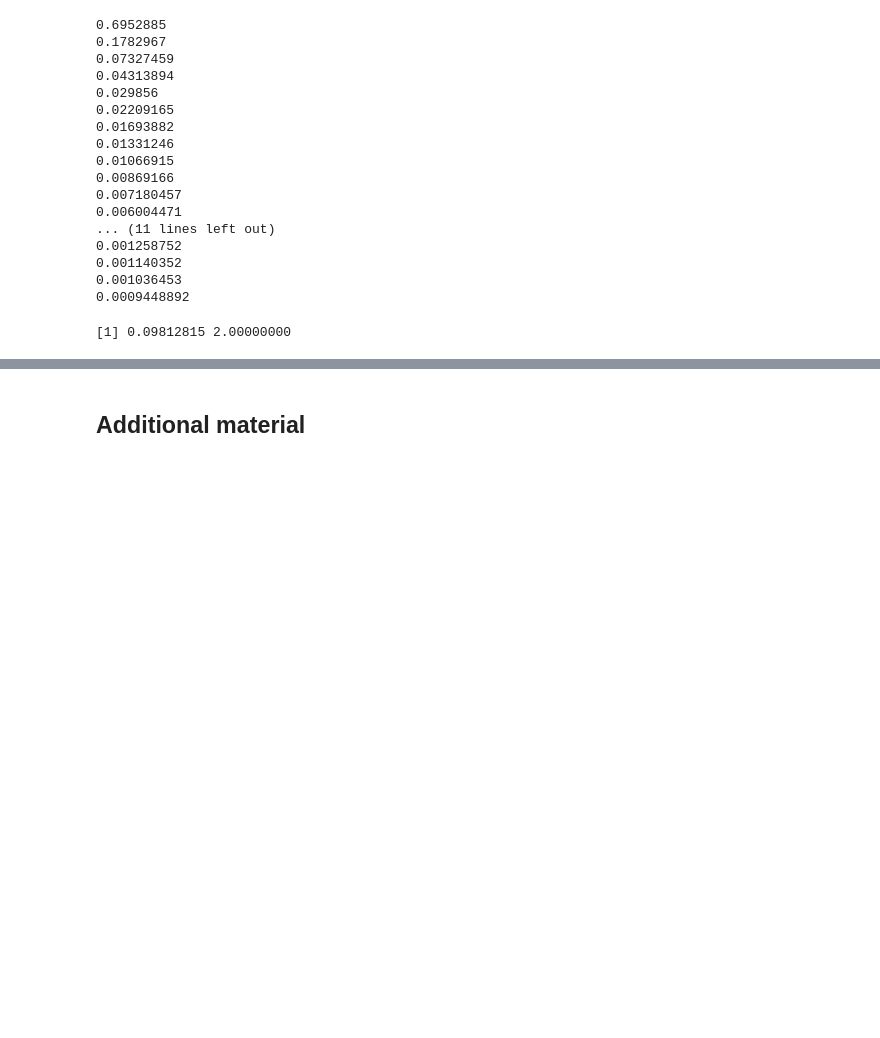
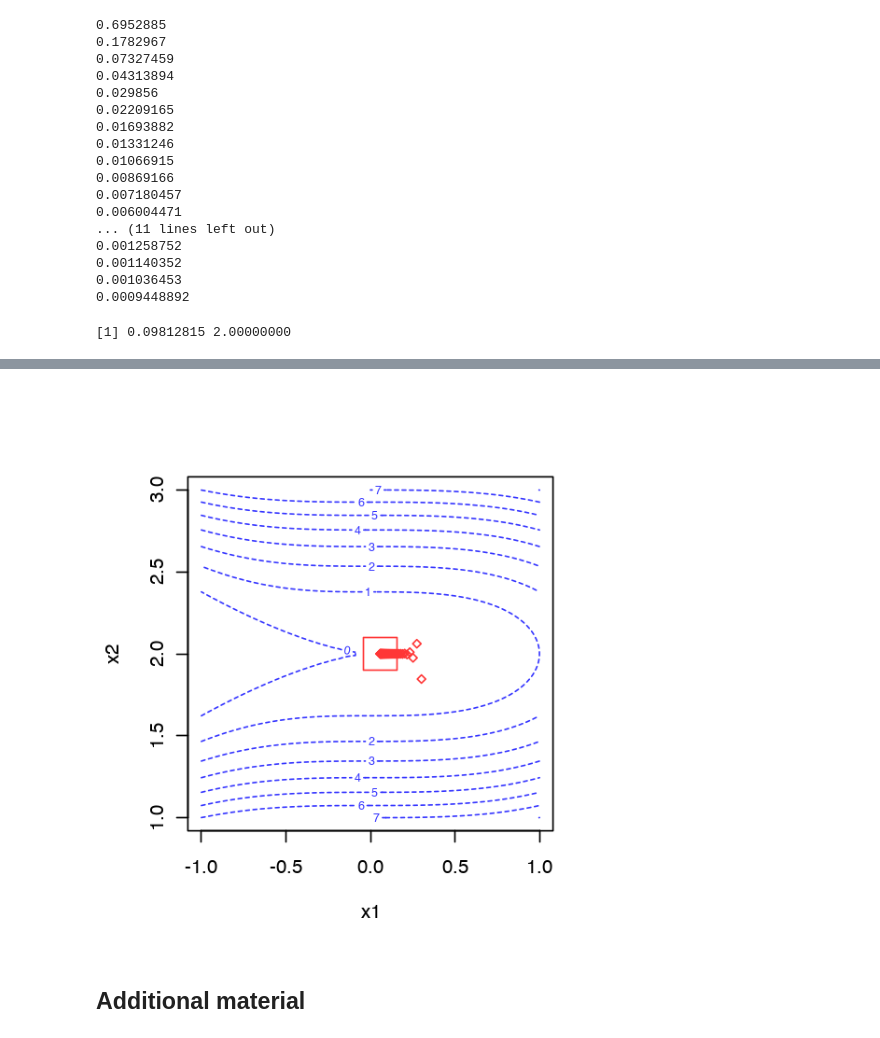
Before and after one commit to OlgaBelitskaya/instagram, a Jupyter notebook: instagram_r.ipynb, the cells around one changed output, grey strips where cells are left out. Saved outputs shown, nothing was run; the diff lists cells and outputs as text; code cells hidden in the pictures; blank space fills up the shorter version.

```diff
--- a/instagram_r.ipynb
+++ b/instagram_r.ipynb
@@ -229,3 +235,18 @@ gradient_descent(f,df,start_point,0.1,1e-4)
+# %%
+gradient_descent<-function(f,df,start_point,iter_step=0.05,tolerance=1e-8) {
+    gd<-function(x) {c(x[1]-iter_step*df(x)[1],x[2]-iter_step*df(x)[2])}
+    min_x<-gd(start_point); mx<-matrix(min_x,1,2)
+    while (abs(f(start_point)-f(min_x))>tolerance) {start_point<-min_x; min_x<-gd(start_point); mx<-rbind(mx,min_x)}
+    mx
+}
+f <- function(x) {x[1]^3+7*(x[2]-2)^2}; df <- function(x) {c(3*x[1]^2,14*(x[2]-2))};
+n <- 100; x1 <- seq(-1,1,length.out=n); x2 <- seq(1,3,length.out=n)
+start_point <- c(runif(1,-1,1),runif(1,1,3)); result <- gradient_descent(f,df,start_point,0.1,1e-5)
+contour(x1,x2,outer(x1^3,7*(x2-2)^2,FUN="+"),col="#3636ff",xlab="x1",ylab="x2",lty = "dashed")
+points(result,col="#ff3636",pch=5,cex=0.7); options(repr.plot.width=4.5,repr.plot.height=5)
+gdr <- tail(result,1); rect(gdr[1]-0.1,gdr[2]-0.1,gdr[1]+0.1,gdr[2]+0.1,border="#ff3636")
+# %% [output]
+[figure, added]
 # %% [markdown]
 ## Additional material
 # %%
```
Also changed, not shown: parts of 1 cell of this notebook.
